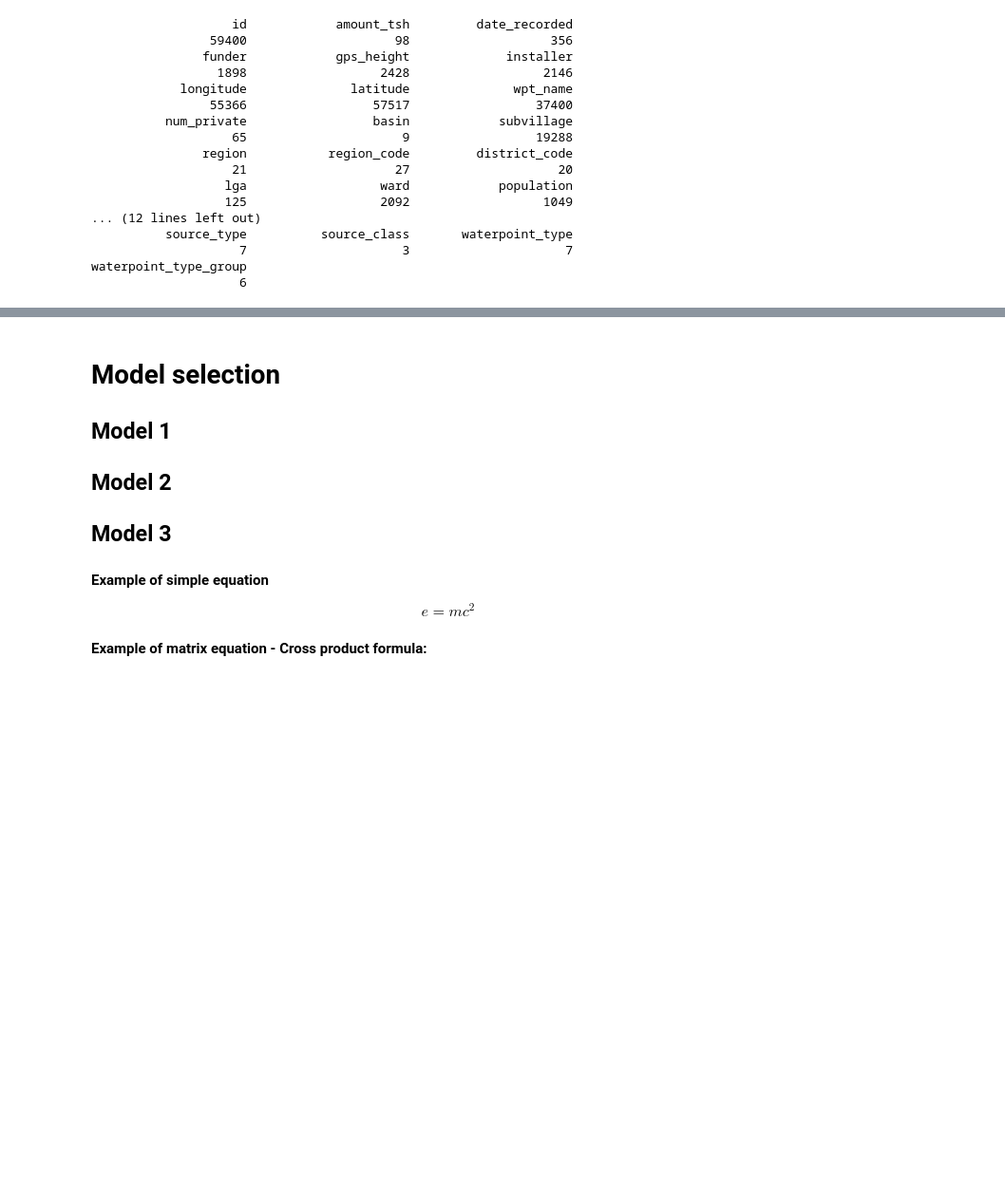
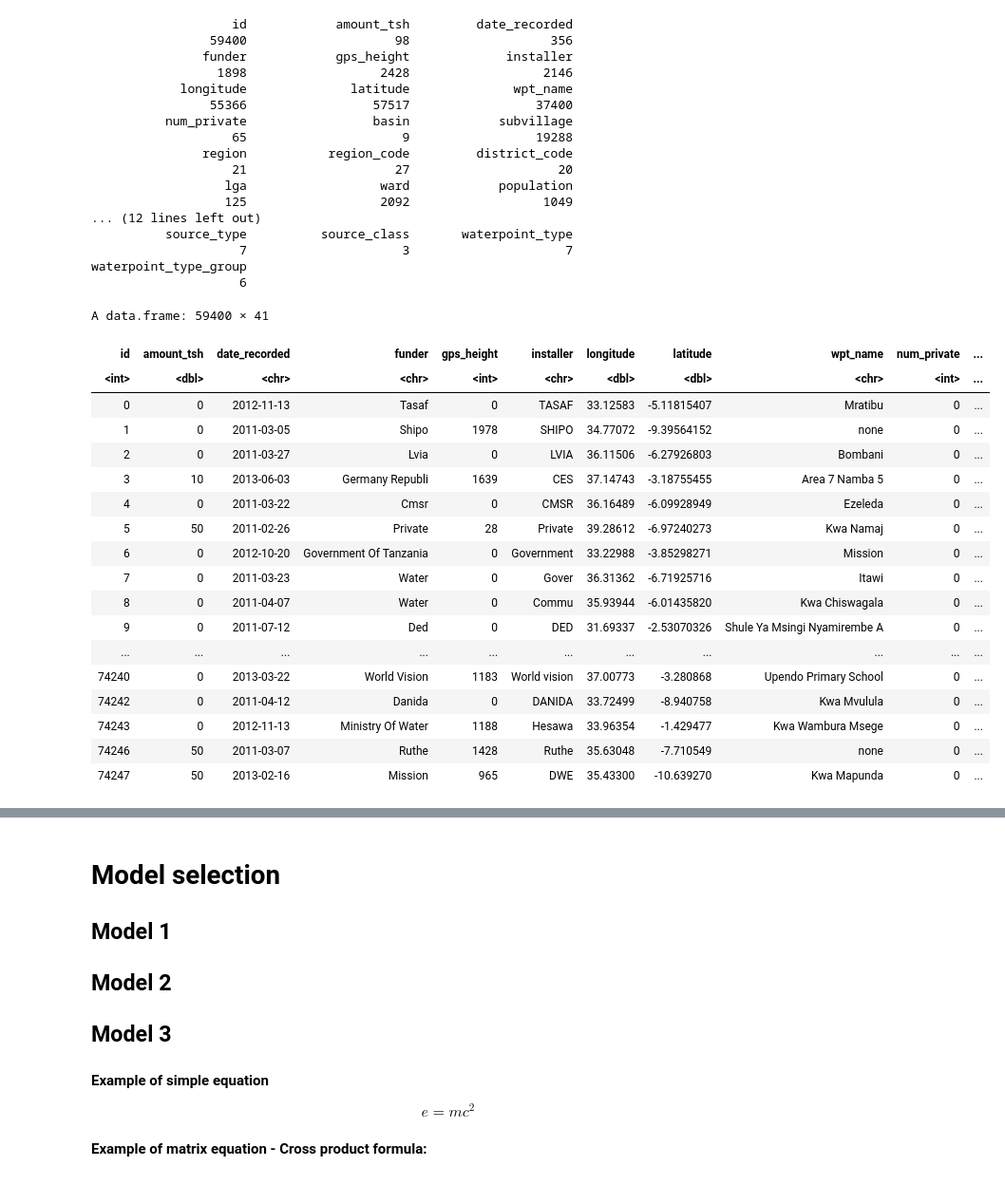
Before and after one commit to 27melba/statisticalFoundationsML, a Jupyter notebook: Project/ReportTemplate_sample1.ipynb, the cells around one changed output, grey strips where cells are left out. Shown at 95% size. Saved outputs shown, nothing was run; the diff lists cells and outputs as text; code cells hidden in the pictures; blank space fills up the shorter version.

```diff
--- a/Project/ReportTemplate_sample1.ipynb
+++ b/Project/ReportTemplate_sample1.ipynb
@@ -129,3 +125,27 @@ train_distinct
                     7                     3                     7
 waterpoint_type_group
                     6
+# %%
+train_label_val<-merge(train_val,train_label,by = "id")
+train_label_val
+options(repr.matrix.max.cols=15, repr.matrix.max.rows=10)
+# %% [output]
+A data.frame: 59400 × 41
+| id | amount_tsh | date_recorded | funder | gps_height | installer | longitude | latitude | wpt_name | num_private | ... |
+| <int> | <dbl> | <chr> | <chr> | <int> | <chr> | <dbl> | <dbl> | <chr> | <int> | ... |
+| 0 | 0 | 2012-11-13 | Tasaf | 0 | TASAF | 33.12583 | -5.11815407 | Mratibu | 0 | ... |
+| 1 | 0 | 2011-03-05 | Shipo | 1978 | SHIPO | 34.77072 | -9.39564152 | none | 0 | ... |
+| 2 | 0 | 2011-03-27 | Lvia | 0 | LVIA | 36.11506 | -6.27926803 | Bombani | 0 | ... |
+| 3 | 10 | 2013-06-03 | Germany Republi | 1639 | CES | 37.14743 | -3.18755455 | Area 7 Namba 5 | 0 | ... |
+| 4 | 0 | 2011-03-22 | Cmsr | 0 | CMSR | 36.16489 | -6.09928949 | Ezeleda | 0 | ... |
+| 5 | 50 | 2011-02-26 | Private | 28 | Private | 39.28612 | -6.97240273 | Kwa Namaj | 0 | ... |
+| 6 | 0 | 2012-10-20 | Government Of Tanzania | 0 | Government | 33.22988 | -3.85298271 | Mission | 0 | ... |
+| 7 | 0 | 2011-03-23 | Water | 0 | Gover | 36.31362 | -6.71925716 | Itawi | 0 | ... |
+| 8 | 0 | 2011-04-07 | Water | 0 | Commu | 35.93944 | -6.01435820 | Kwa Chiswagala | 0 | ... |
+| 9 | 0 | 2011-07-12 | Ded | 0 | DED | 31.69337 | -2.53070326 | Shule Ya Msingi Nyamirembe A | 0 | ... |
+| ... | ... | ... | ... | ... | ... | ... | ... | ... | ... | ... |
+| 74240 | 0 | 2013-03-22 | World Vision | 1183 | World vision | 37.00773 | -3.280868 | Upendo Primary School | 0 | ... |
+| 74242 | 0 | 2011-04-12 | Danida | 0 | DANIDA | 33.72499 | -8.940758 | Kwa Mvulula | 0 | ... |
+| 74243 | 0 | 2012-11-13 | Ministry Of Water | 1188 | Hesawa | 33.96354 | -1.429477 | Kwa Wambura Msege | 0 | ... |
+| 74246 | 50 | 2011-03-07 | Ruthe | 1428 | Ruthe | 35.63048 | -7.710549 | none | 0 | ... |
+| 74247 | 50 | 2013-02-16 | Mission | 965 | DWE | 35.43300 | -10.639270 | Kwa Mapunda | 0 | ... |
```
Also changed, not shown: parts of 17 cells of this notebook.
